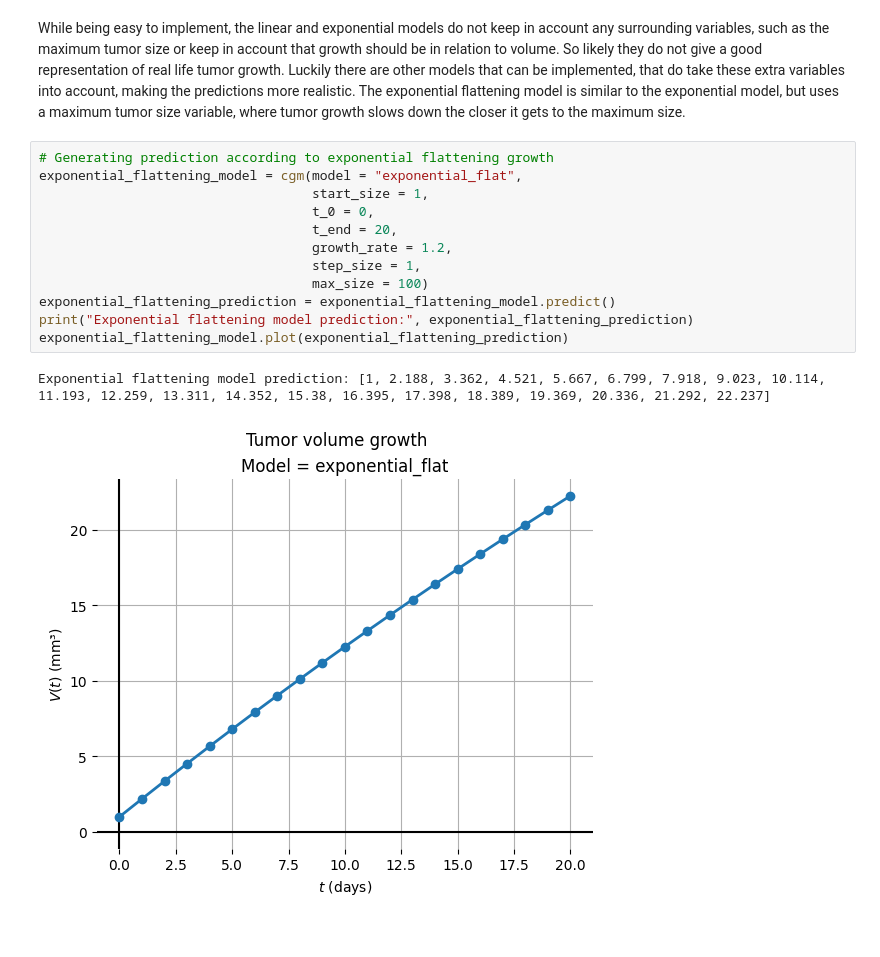
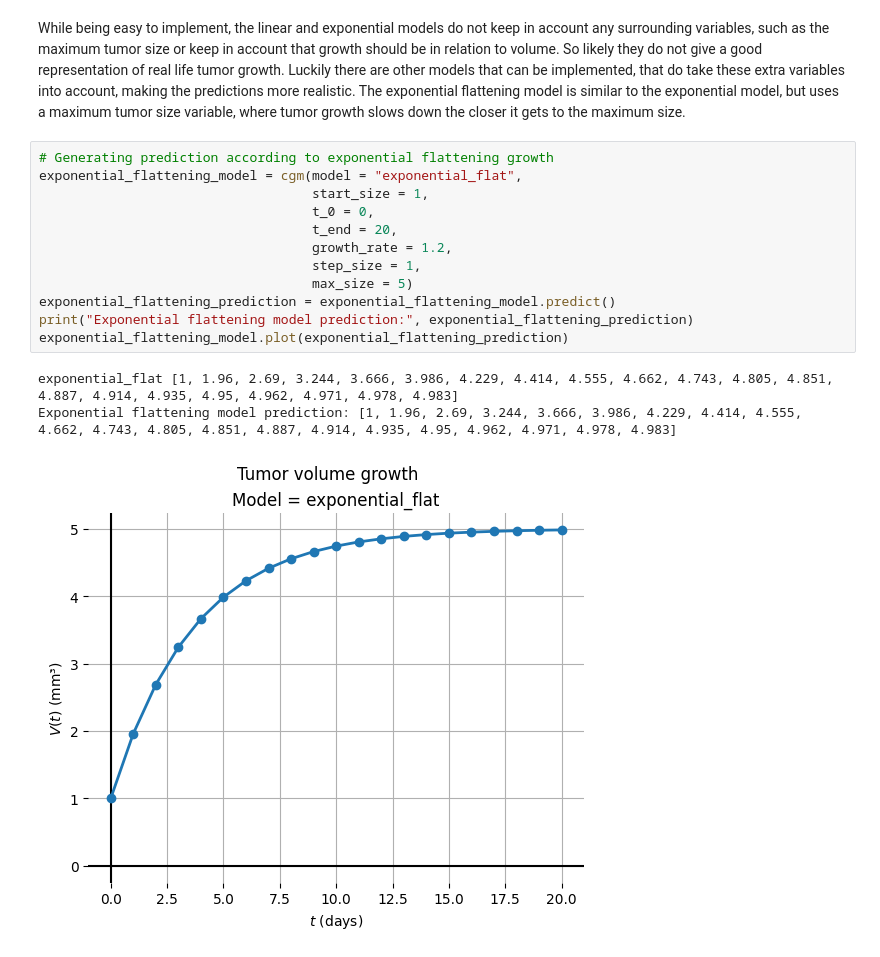
Before and after one commit to YamilaTimmer/dynamic-modelling-of-cancer, a Jupyter notebook: SimulatingCancerGrowth.ipynb, the cells around one changed output. Drawn from its saved outputs; the diff is of its cells as text.

```diff
--- a/SimulatingCancerGrowth.ipynb
+++ b/SimulatingCancerGrowth.ipynb
@@ -34,18 +34,19 @@ While being easy to implement, the linear and exponential models do not keep in
 # %%
 # Generating prediction according to exponential flattening growth
 exponential_flattening_model = cgm(model = "exponential_flat",
                                    start_size = 1,
                                    t_0 = 0,
                                    t_end = 20,
                                    growth_rate = 1.2,
                                    step_size = 1,
-                                   max_size = 100)
+                                   max_size = 5)
 exponential_flattening_prediction = exponential_flattening_model.predict()
 print("Exponential flattening model prediction:", exponential_flattening_prediction)
 exponential_flattening_model.plot(exponential_flattening_prediction)
 # %% [output]
-Exponential flattening model prediction: [1, 2.188, 3.362, 4.521, 5.667, 6.799, 7.918, 9.023, 10.114, 11.193, 12.259, 13.311, 14.352, 15.38, 16.395, 17.398, 18.389, 19.369, 20.336, 21.292, 22.237]
+exponential_flat [1, 1.96, 2.69, 3.244, 3.666, 3.986, 4.229, 4.414, 4.555, 4.662, 4.743, 4.805, 4.851, 4.887, 4.914, 4.935, 4.95, 4.962, 4.971, 4.978, 4.983]
+Exponential flattening model prediction: [1, 1.96, 2.69, 3.244, 3.666, 3.986, 4.229, 4.414, 4.555, 4.662, 4.743, 4.805, 4.851, 4.887, 4.914, 4.935, 4.95, 4.962, 4.971, 4.978, 4.983]
-[figure, old version]
+[figure, new version]
 # %%
 # Generating prediction according to logistic growth
 logistic_model = cgm(model = "logistic",
```
Also changed, not shown: parts of 8 cells of this notebook, 1 other file.
